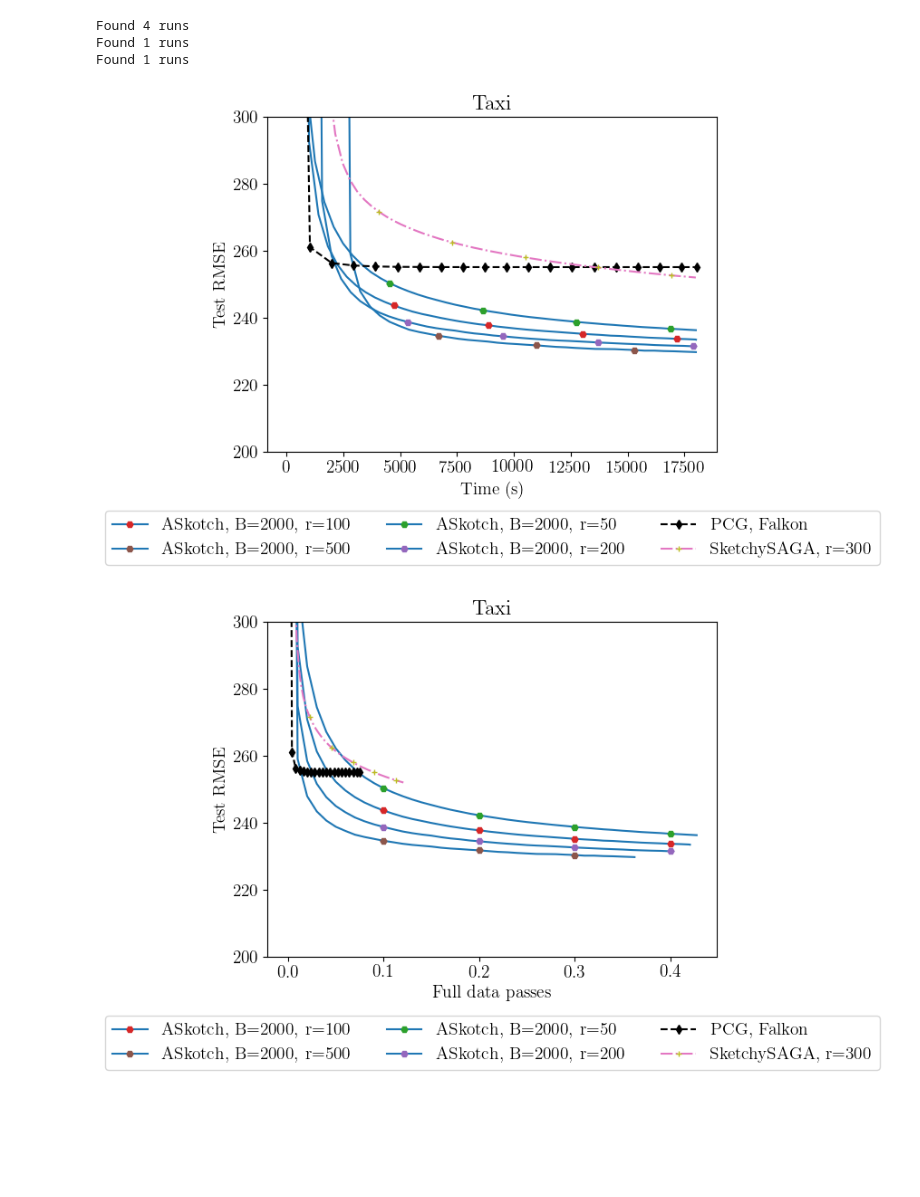
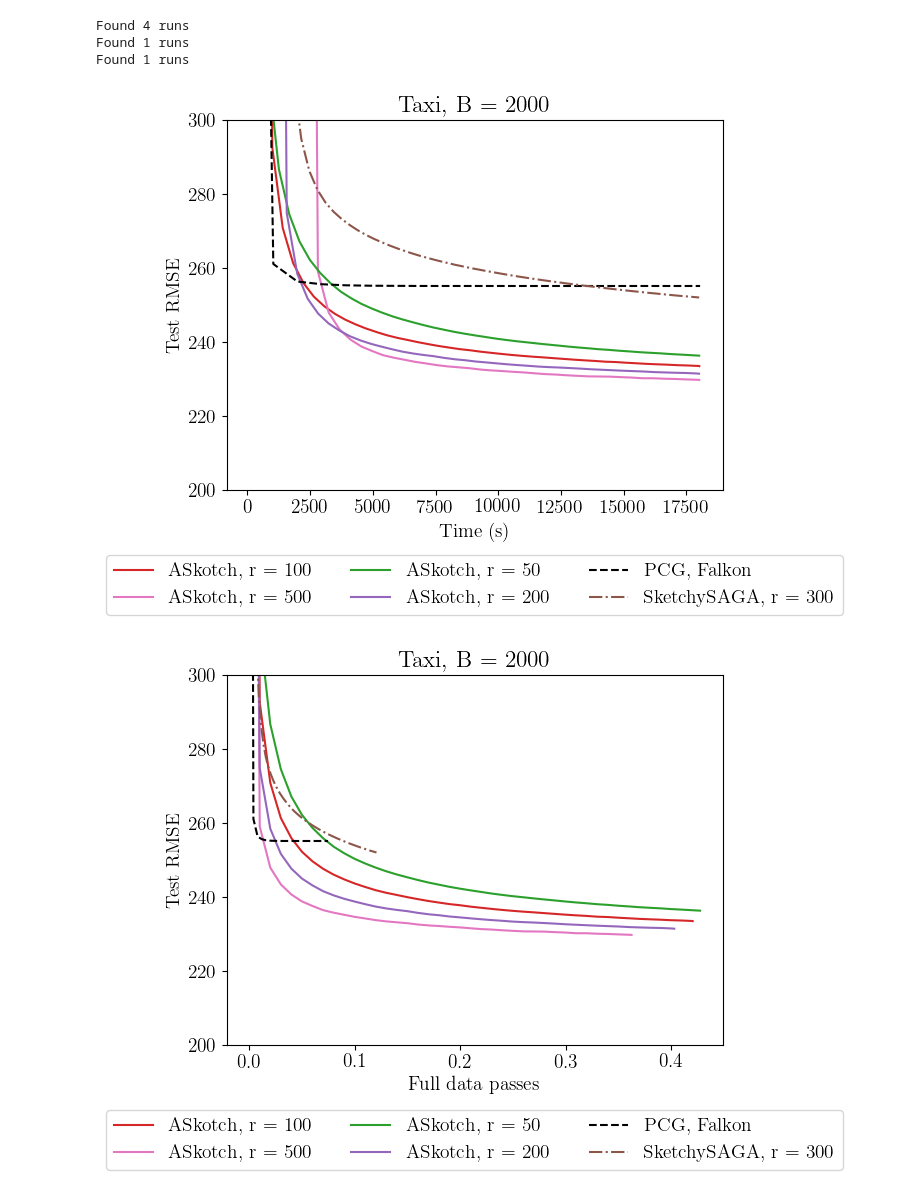
Before and after one commit to aliceitmushuk/fast_krr_alisver, a Jupyter notebook: src/plotting/taxi.ipynb, the cells around one changed output. Cells and saved outputs as stored; diff of their text form; code cells hidden in the pictures; blank space fills up the shorter version.

Commit message:
Significant improvements to plotting

```diff
--- a/src/plotting/taxi.ipynb
+++ b/src/plotting/taxi.ipynb
@@ -13,6 +13,7 @@ project_name1 = "taxi_full_krr"
 project_name2 = "taxi_inducing_krr"
 
 save_dir = "./plots/taxi"
+color_param = "r"
 # %%
 set_fontsize(14)
 
@@ -40,8 +41,8 @@ criteria3 = {
 }
 
 hparams_to_label = {
-    "askotch": ["b", "r"],
-    "skotch": ["b", "r"],
+    "askotch": ["r"],
+    "skotch": ["r"],
     "pcg": ["precond"],
     "sketchysaga": ["r"],
 }
@@ -60,12 +61,12 @@ Found 4 runs
 Found 1 runs
 Found 1 runs
 # %%
-plot_runs(all_runs, hparams_to_label, "test_rmse", "time", [200, 300], "Taxi",
-           save_dir, "rmse_vs_time.pdf")
+plot_runs(all_runs, hparams_to_label, color_param, "test_rmse", "time", [200, 300], f"Taxi, B = 2000",
+           save_dir, "test_rmse_vs_time.pdf")
 # %% [output]
-[figure, old version]
+[figure, new version]
 # %%
-plot_runs(all_runs, hparams_to_label, "test_rmse", "datapasses", [200, 300], "Taxi",
-          save_dir, "rmse_vs_datapasses.pdf")
+plot_runs(all_runs, hparams_to_label, color_param, "test_rmse", "datapasses", [200, 300], "Taxi, B = 2000",
+          save_dir, "test_rmse_vs_datapasses.pdf")
 # %% [output]
-[figure, old version]
+[figure, new version]
```
Also changed, not shown: 2 other files.
